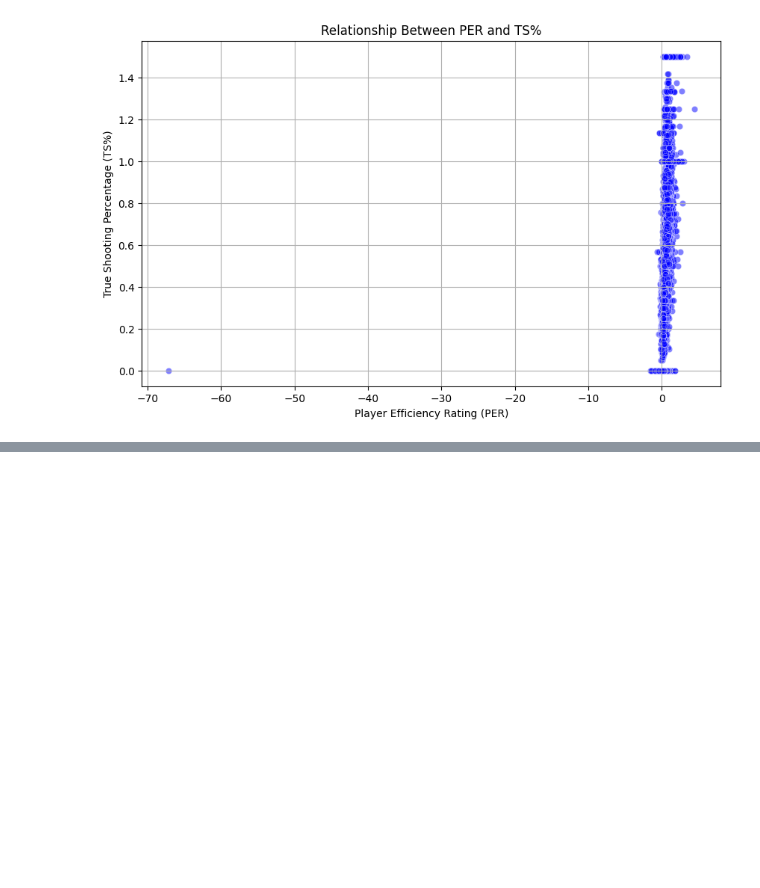
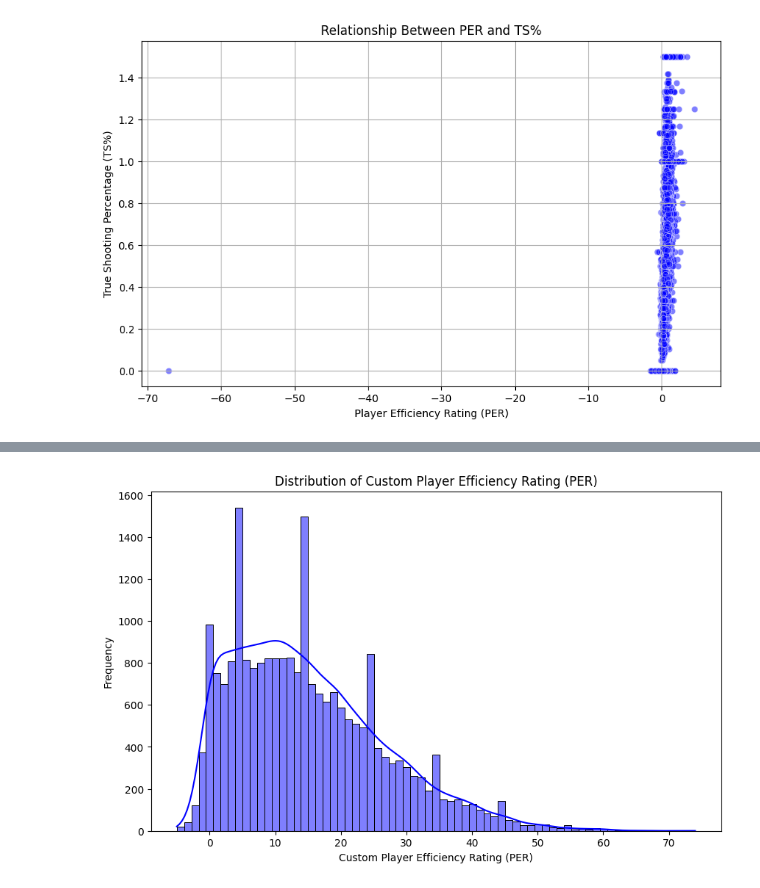
Before and after one commit to Delery5/NBAPerformanceInsights, a Jupyter notebook: NBA_Player_Stats.ipynb, the cells around one changed output, grey strips where cells are left out. Saved outputs shown, nothing was run; the diff lists cells and outputs as text; code cells hidden in the pictures; blank space fills up the shorter version.

```diff
--- a/NBA_Player_Stats.ipynb
+++ b/NBA_Player_Stats.ipynb
@@ -457,0 +474,15 @@ WAS                10.484395  2.290886  4.062422
+# %%
+# Import necessary libraries
+import pandas as pd
+import numpy as np
+import seaborn as sns
+import matplotlib.pyplot as plt
+
+# Load the dataset
+player_data = pd.read_csv('data/player_gamelogs_2021.csv')
+
+# Check the first few rows of the data to ensure it's loaded correctly
+print(player_data.head())
+
+# Check the columns to confirm the correct ones
+print(player_data.columns)
@@ -457,0 +566,15 @@ WAS                10.484395  2.290886  4.062422
+# %%
+# Custom PER calculation (you can adjust this based on your needs)
+player_data['custom_PER'] = (player_data['PTS'] + player_data['REB'] + player_data['AST'] +
+                             player_data['STL'] + player_data['BLK']) - \
+                             (player_data['TOV'] + player_data['PF'])
+
+# Plotting the distribution of the custom Player Efficiency Rating (PER)
+plt.figure(figsize=(10,6))
+sns.histplot(player_data['custom_PER'], kde=True, color='blue')
+plt.title('Distribution of Custom Player Efficiency Rating (PER)')
+plt.xlabel('Custom Player Efficiency Rating (PER)')
+plt.ylabel('Frequency')
+plt.show()
+# %% [output]
+[figure, added]
```
Also changed, not shown: parts of 8 cells of this notebook.
